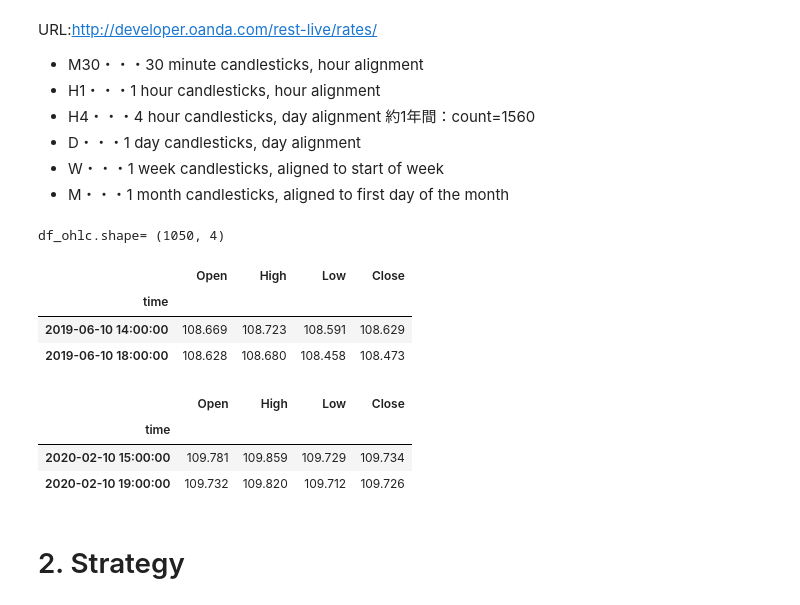
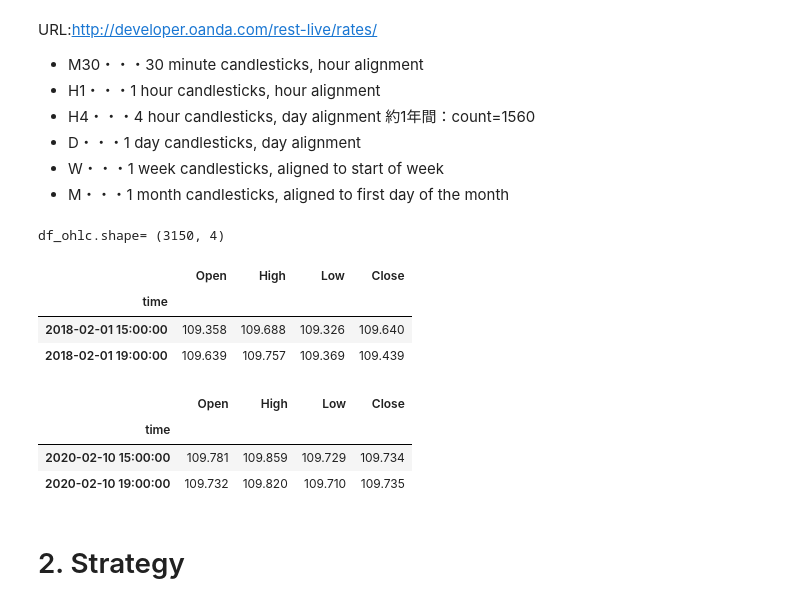
Before and after one commit to arsma12/MLDL, a Jupyter notebook: StockPriceForecast/FX_USDJPY_06_Backtest_RCI.ipynb, the cells around one changed output. Cells and saved outputs as stored; diff of their text form; code cells hidden in the pictures.

```diff
--- a/StockPriceForecast/FX_USDJPY_06_Backtest_RCI.ipynb
+++ b/StockPriceForecast/FX_USDJPY_06_Backtest_RCI.ipynb
@@ -156,32 +156,32 @@ URL:http://developer.oanda.com/rest-live/rates/
 - M・・・1 month candlesticks, aligned to first day of the month
 # %%
 oa = oandapy.API(environment="live", access_token=api_key)
-data = oa.get_history(instrument="USD_JPY", granularity='H4', count=1050) # 1050,2100,3150,4200
+data = oa.get_history(instrument="USD_JPY", granularity='H4', count=3150) # 1050,2100,3150,4200
 
 df = pd.DataFrame(data["candles"])
 
 df['time'] = df['time'].apply(lambda x: iso_to_jp(x))   # 日本時間に変換
 df['time'] = df['time'].apply(lambda x: date_to_str(x)) # 形式変換（文字列型）
 df["time"] = pd.to_datetime(df["time"])                  # 型変換
 #df["time"] = df["time"].apply(mdates.date2num)          # 数値変換
 
 df_ohlc = df[["time","openAsk","highAsk","lowAsk","closeAsk"]].copy()
 df_ohlc = df_ohlc.rename(columns={"openAsk":"Open","highAsk":"High","lowAsk":"Low","closeAsk":"Close"})
 df_ohlc = df_ohlc.set_index("time")
 
 print('df_ohlc.shape=',df_ohlc.shape)
 display(df_ohlc.head(2))
 display(df_ohlc.tail(2))
 # %% [output]
-df_ohlc.shape= (1050, 4)
+df_ohlc.shape= (3150, 4)
 |  | Open | High | Low | Close |
 | time |  |  |  |  |
-| 2019-06-10 14:00:00 | 108.669 | 108.723 | 108.591 | 108.629 |
-| 2019-06-10 18:00:00 | 108.628 | 108.680 | 108.458 | 108.473 |
+| 2018-02-01 15:00:00 | 109.358 | 109.688 | 109.326 | 109.640 |
+| 2018-02-01 19:00:00 | 109.639 | 109.757 | 109.369 | 109.439 |
 |  | Open | High | Low | Close |
 | time |  |  |  |  |
 | 2020-02-10 15:00:00 | 109.781 | 109.859 | 109.729 | 109.734 |
-| 2020-02-10 19:00:00 | 109.732 | 109.820 | 109.712 | 109.726 |
+| 2020-02-10 19:00:00 | 109.732 | 109.820 | 109.710 | 109.735 |
 # %% [markdown]
 # 2. Strategy<a id='Strategy'></a>
 # %% [markdown]
```
Also changed, not shown: parts of 5 cells of this notebook.
